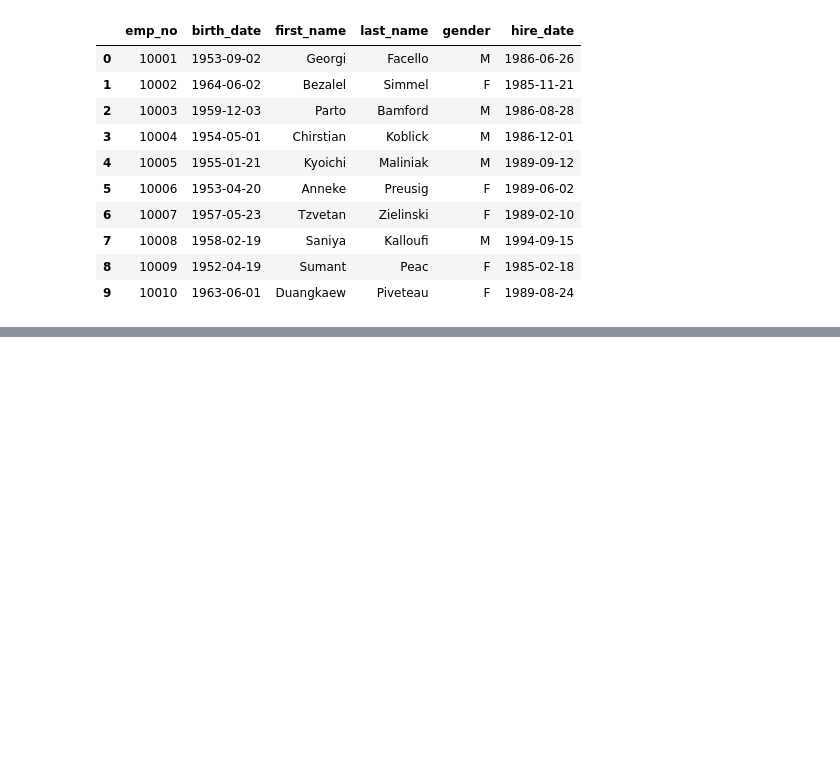
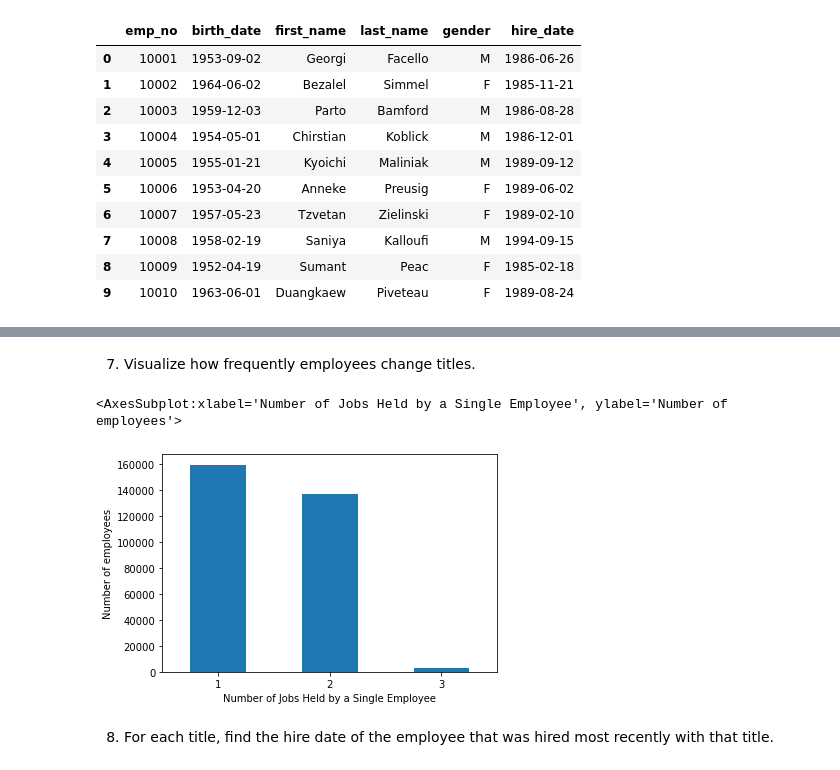
Before and after one commit to ArnolValadezRodriguez/numpy-pandas-visualization-exercises, a Jupyter notebook: advanced_dataframes.ipynb, the cells around one changed output, grey strips where cells are left out. Drawn from its saved outputs; the diff is of its cells as text; code cells hidden in the pictures; blank space fills up the shorter version.

```diff
--- a/advanced_dataframes.ipynb
+++ b/advanced_dataframes.ipynb
@@ -28,0 +71,6 @@ pd.read_sql('select * from employees limit 10', url)
+# %%
+employees_df = pd.read_sql(
+'''
+SELECT * FROM employees
+''',
+url)
@@ -28,0 +599,3 @@ pd.read_sql('select * from employees limit 10', url)
+# %%
+employees_titles_df = employees_df.merge(titles_df, how = 'inner', on = 'emp_no')
+employees_titles_df.head(20)
@@ -28,0 +620,11 @@ pd.read_sql('select * from employees limit 10', url)
+# %% [markdown]
+7. Visualize how frequently employees change titles.
+# %%
+titlescounts = employees_titles_df.groupby('emp_no').title.count()
+# %%
+titlescounts.value_counts().plot.bar(rot = 0, xlabel = 'Number of Jobs Held by a Single Employee', ylabel = 'Number of employees')
+# %% [output]
+<AxesSubplot:xlabel='Number of Jobs Held by a Single Employee', ylabel='Number of employees'>
+[figure, added]
+# %% [markdown]
+8. For each title, find the hire date of the employee that was hired most recently with that title.
```
Also changed, not shown: parts of 96 cells of this notebook.
